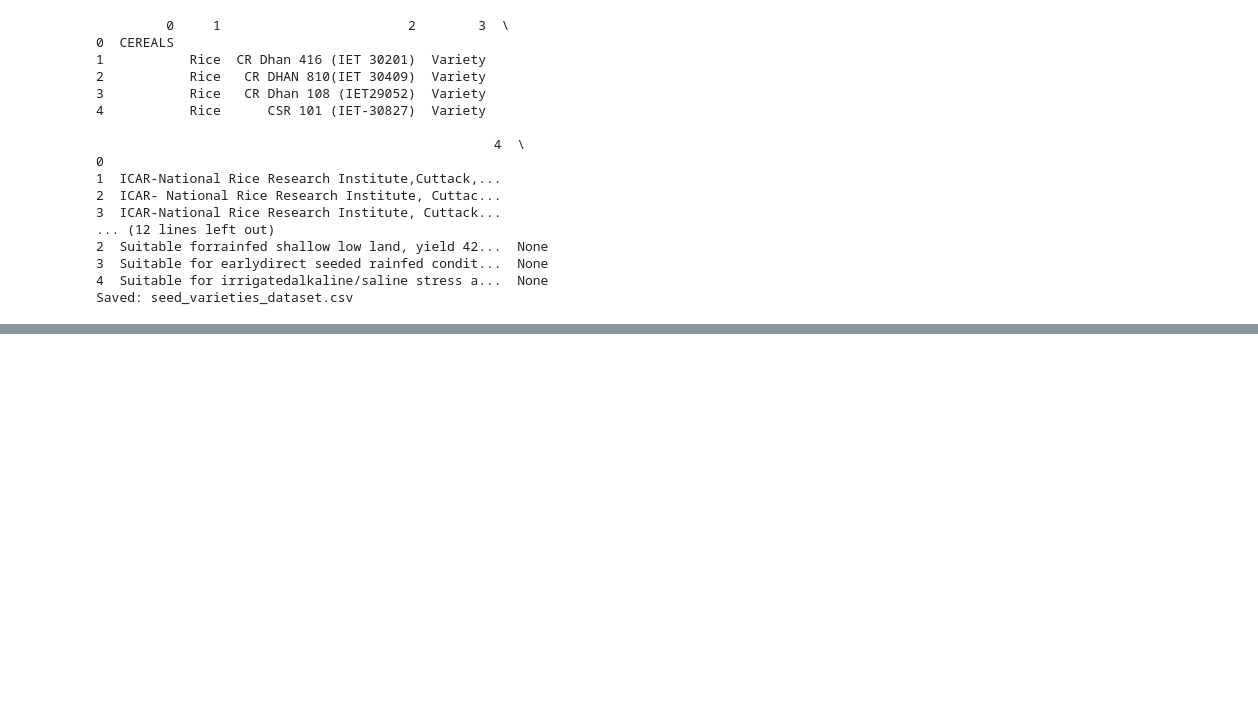
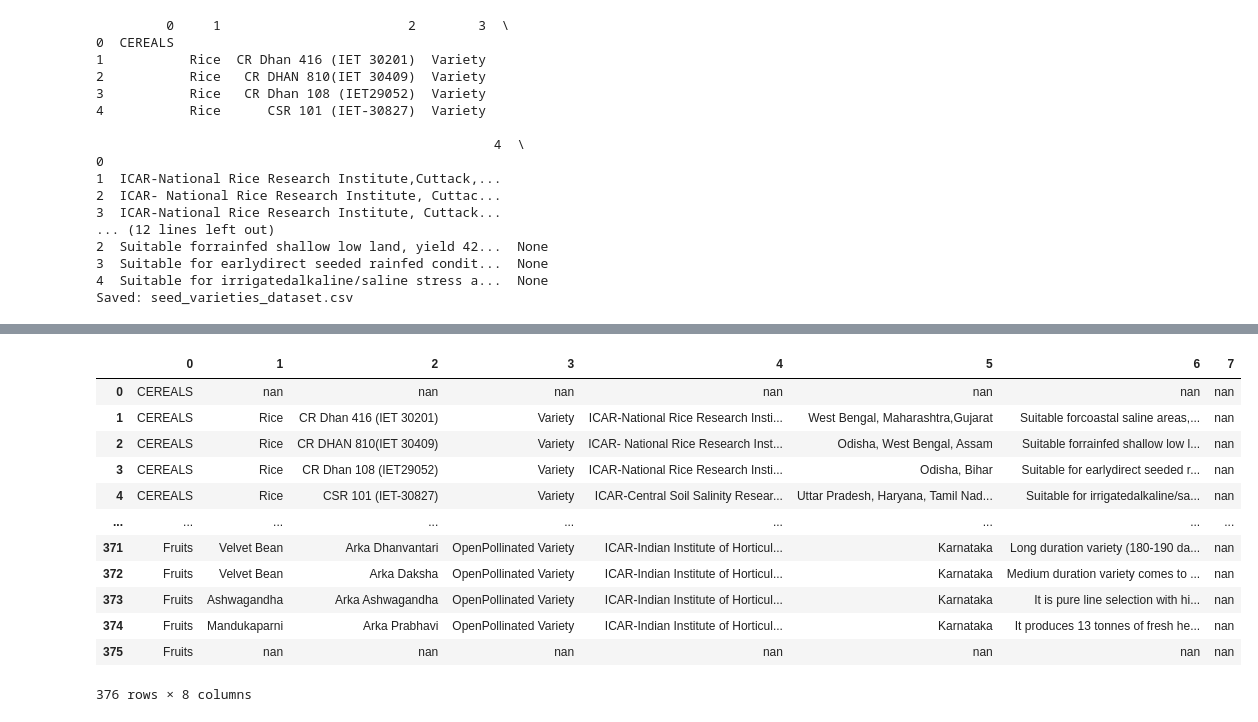
Before and after one commit to x-neon-nexus-o/AI-Powered-Crop-Recommendation-System-with-Explainable-AI-and-Economic-Analysis, a Jupyter notebook: notebooks/17.Seed Recommendation.ipynb, the cells around one changed output, grey strips where cells are left out. Saved outputs shown, nothing was run; the diff lists cells and outputs as text; code cells hidden in the pictures; blank space fills up the shorter version.

```diff
--- a/notebooks/17.Seed Recommendation.ipynb
+++ b/notebooks/17.Seed Recommendation.ipynb
@@ -55,0 +70,21 @@ df=pd.read_csv("..data/ ")
+# %%
+import pandas as pd
+
+df = pd.read_csv("../data/raw/seed_varieties_dataset.csv")
+
+print("Columns:", df.columns)
+
+# forward fill category
+df.iloc[:,0] = df.iloc[:,0].ffill()
+
+# drop empty rows
+df = df.dropna(how="all")
+
+# clean text
+for col in df.columns:
+    df[col] = df[col].astype(str).str.replace("\n"," ").str.strip()
+
+df.to_csv("../data/processed/seed_varieties_cleaned.csv", index=False)
+
+print("Cleaned dataset saved")
+print(df.head())
@@ -55,0 +109,16 @@ df=pd.read_csv("..data/ ")
+# %%
+df
+# %% [output]
+|  | 0 | 1 | 2 | 3 | 4 | 5 | 6 | 7 |
+| 0 | CEREALS | nan | nan | nan | nan | nan | nan | nan |
+| 1 | CEREALS | Rice | CR Dhan 416 (IET 30201) | Variety | ICAR-National Rice Research Insti... | West Bengal, Maharashtra,Gujarat | Suitable forcoastal saline areas,... | nan |
+| 2 | CEREALS | Rice | CR DHAN 810(IET 30409) | Variety | ICAR- National Rice Research Inst... | Odisha, West Bengal, Assam | Suitable forrainfed shallow low l... | nan |
+| 3 | CEREALS | Rice | CR Dhan 108 (IET29052) | Variety | ICAR-National Rice Research Insti... | Odisha, Bihar | Suitable for earlydirect seeded r... | nan |
+| 4 | CEREALS | Rice | CSR 101 (IET-30827) | Variety | ICAR-Central Soil Salinity Resear... | Uttar Pradesh, Haryana, Tamil Nad... | Suitable for irrigatedalkaline/sa... | nan |
+| ... | ... | ... | ... | ... | ... | ... | ... | ... |
+| 371 | Fruits | Velvet Bean | Arka Dhanvantari | OpenPollinated Variety | ICAR-Indian Institute of Horticul... | Karnataka | Long duration variety (180-190 da... | nan |
+| 372 | Fruits | Velvet Bean | Arka Daksha | OpenPollinated Variety | ICAR-Indian Institute of Horticul... | Karnataka | Medium duration variety comes to ... | nan |
+| 373 | Fruits | Ashwagandha | Arka Ashwagandha | OpenPollinated Variety | ICAR-Indian Institute of Horticul... | Karnataka | It is pure line selection with hi... | nan |
+| 374 | Fruits | Mandukaparni | Arka Prabhavi | OpenPollinated Variety | ICAR-Indian Institute of Horticul... | Karnataka | It produces 13 tonnes of fresh he... | nan |
+| 375 | Fruits | nan | nan | nan | nan | nan | nan | nan |
+376 rows × 8 columns
```
Also changed, not shown: parts of 22 cells of this notebook, 10 other files.
